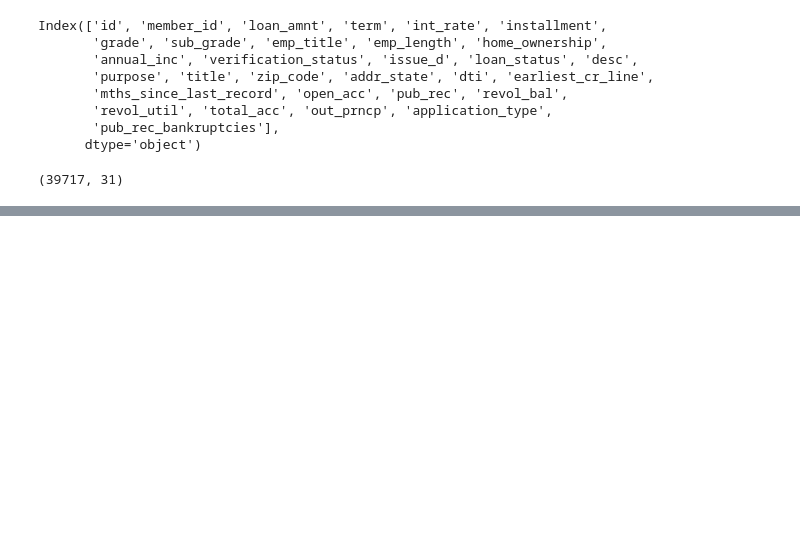
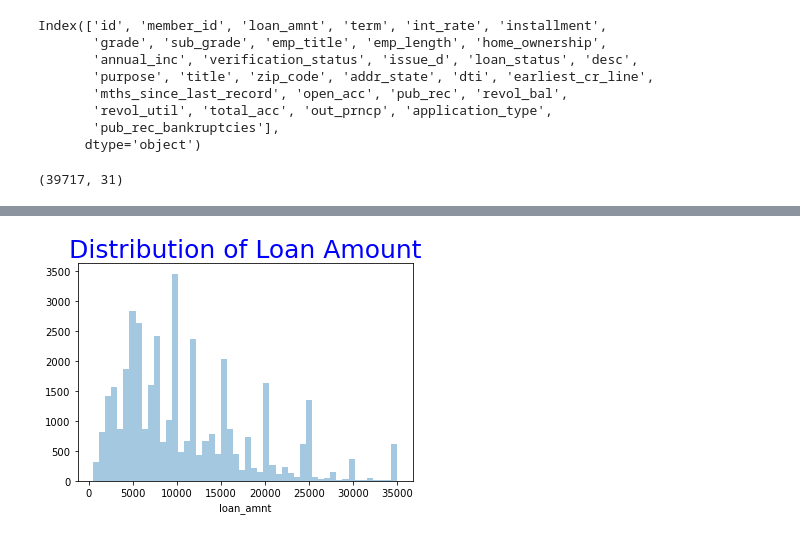
Before and after one commit to Silapada-Hansda/case_study_LG, a Jupyter notebook: Silapada_Hansda.ipynb, the cells around one changed output, grey strips where cells are left out. Cells and saved outputs as stored; diff of their text form; code cells hidden in the pictures; blank space fills up the shorter version.

```diff
--- a/Silapada_Hansda.ipynb
+++ b/Silapada_Hansda.ipynb
@@ -202,3 +206,5 @@ loan_df.drop(columns=['pymnt_plan'],axis=1,inplace=True)
+# %%
+loan_df.drop(columns=['out_prncp'],axis=1,inplace=True)
 # %%
 loan_df.columns
 # %% [output]
@@ -348,0 +368,6 @@ loan_df.loan_status= loan_df.loan_status.apply(lambda x:1 if x=='Fully Paid' els
+# %%
+sns.distplot(loan_df.loan_amnt,kde=False)
+plt.title("Distribution of Loan Amount",fontsize=25,color="b")
+plt.show()
+# %% [output]
+[figure, added]
```
Also changed, not shown: parts of 57 cells of this notebook.
